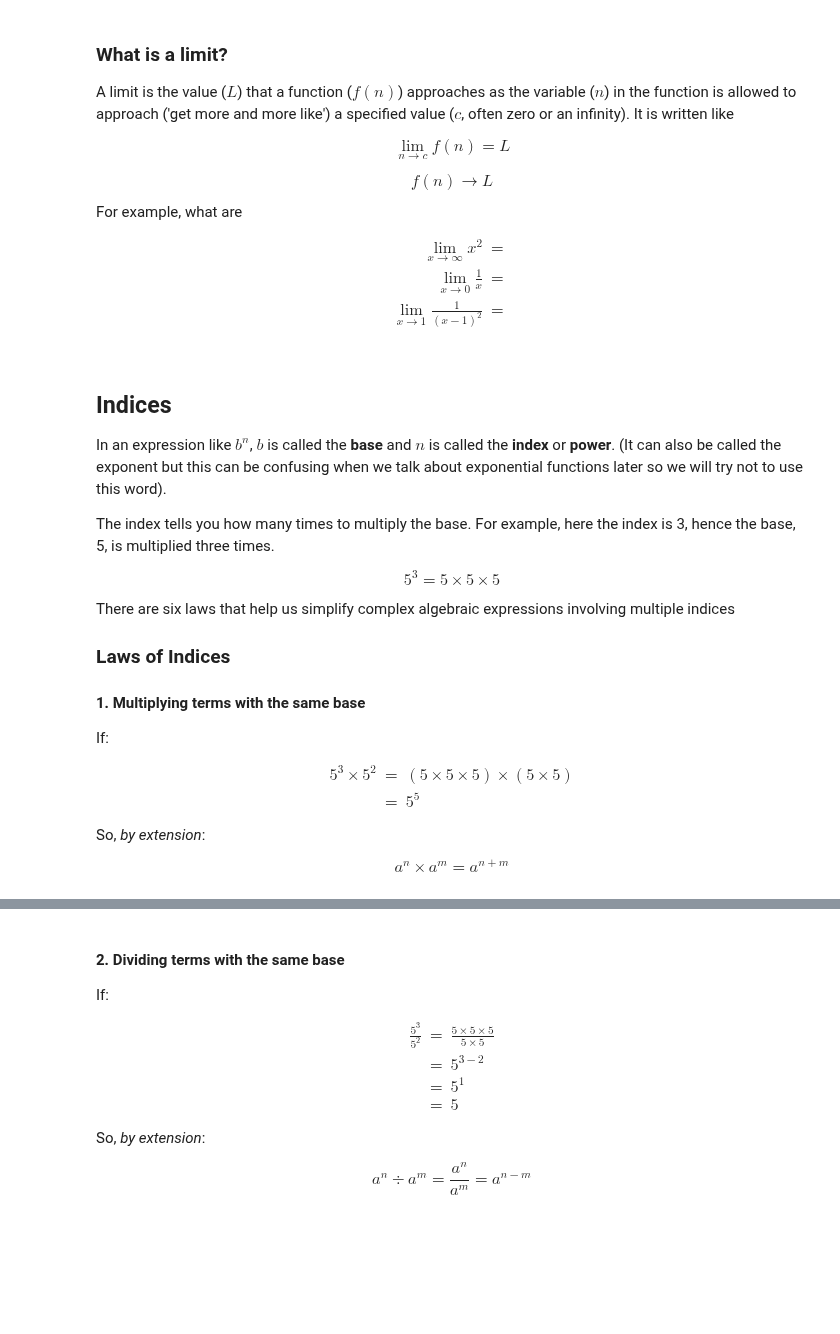
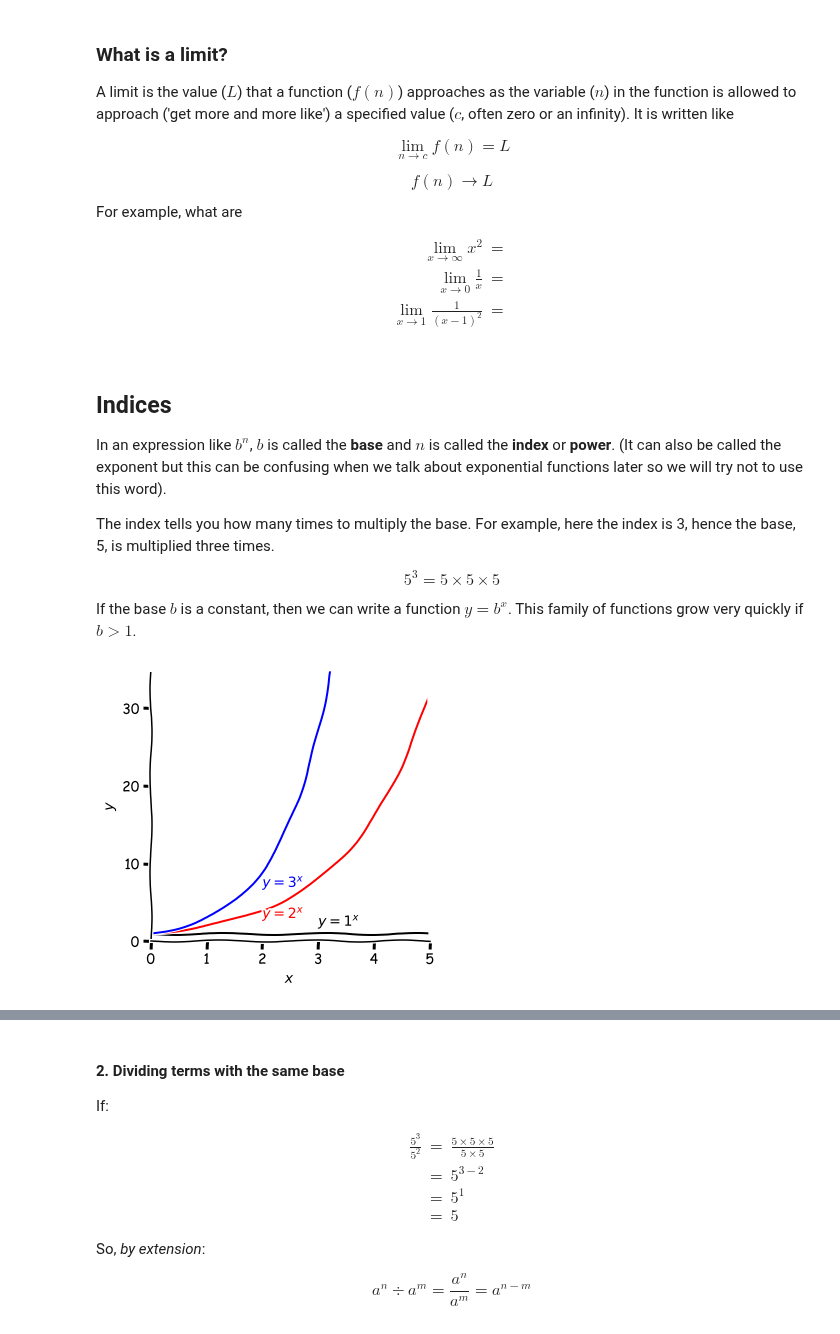
Before and after one commit to philipwfowler/quantitative_biochemistry, a Jupyter notebook: lectures/L2.ipynb, the cells around one changed output, grey strips where cells are left out. Drawn from its saved outputs; the diff is of its cells as text; code cells hidden in the pictures; blank space fills up the shorter version.

```diff
--- a/lectures/L2.ipynb
+++ b/lectures/L2.ipynb
@@ -84,25 +86,41 @@ The index tells you how many times to multiply the base. For example, here the i
 
 $$5^3 = 5 \times 5 \times 5$$
 
-There are six laws that help us simplify complex algebraic expressions involving multiple indices
-
-### Laws of Indices
-
-#### 1. Multiplying terms with the same base
-
-If:
-
-$$
-\begin{eqnarray*}
-5^3 \times 5^2 &=& (5 \times 5 \times 5) \times (5 \times 5)\\
-    &=& 5^5
-\end{eqnarray*}
-$$
-
-So, *by extension*:
-
-$$
-\begin{equation}
-\boxed{a^n \times a^m = a^{n+m}}
-\end{equation}
-$$
+If the base $b$ is a constant, then we can write a function $y = b^x$. This family of functions grow very quickly if $b>1$.
+# %%
+x = numpy.linspace(0, 5, 50)
+
+# plt.xkcd()
+fig,axis=plt.subplots(figsize=(5,5))
+axis.set_xlim([0,5])
+axis.set_xticks(range(6))
+axis.set_xlabel('$x$')
+axis.set_ylim([0,35])
+axis.set_yticks([0,10,20,30])
+axis.set_ylabel('$y$')
+axis.spines['left'].set_position('zero')
+axis.spines['right'].set_color('none')
+axis.spines['bottom'].set_position('zero')
+axis.spines['top'].set_color('none')
+
+a = 1
+y = a**x
+axis.plot(x, y,'k-')
+axis.annotate('$y=1^x$',xy=(3,2),c='k')
+
+a = 2
+y = a**x
+axis.plot(x, y,'r-')
+axis.annotate('$y=2^x$',xy=(2,3),c='r')
+
+a = 3
+y = a**x
+axis.plot(x, y,'b-')
+axis.annotate('$y=3^x$',xy=(2,7),c='b')
+
+
+plt.show()
+
+code_toggle()
+# %% [output]
+[figure, added]
```
Also changed, not shown: parts of 25 cells of this notebook, 5 other files.
